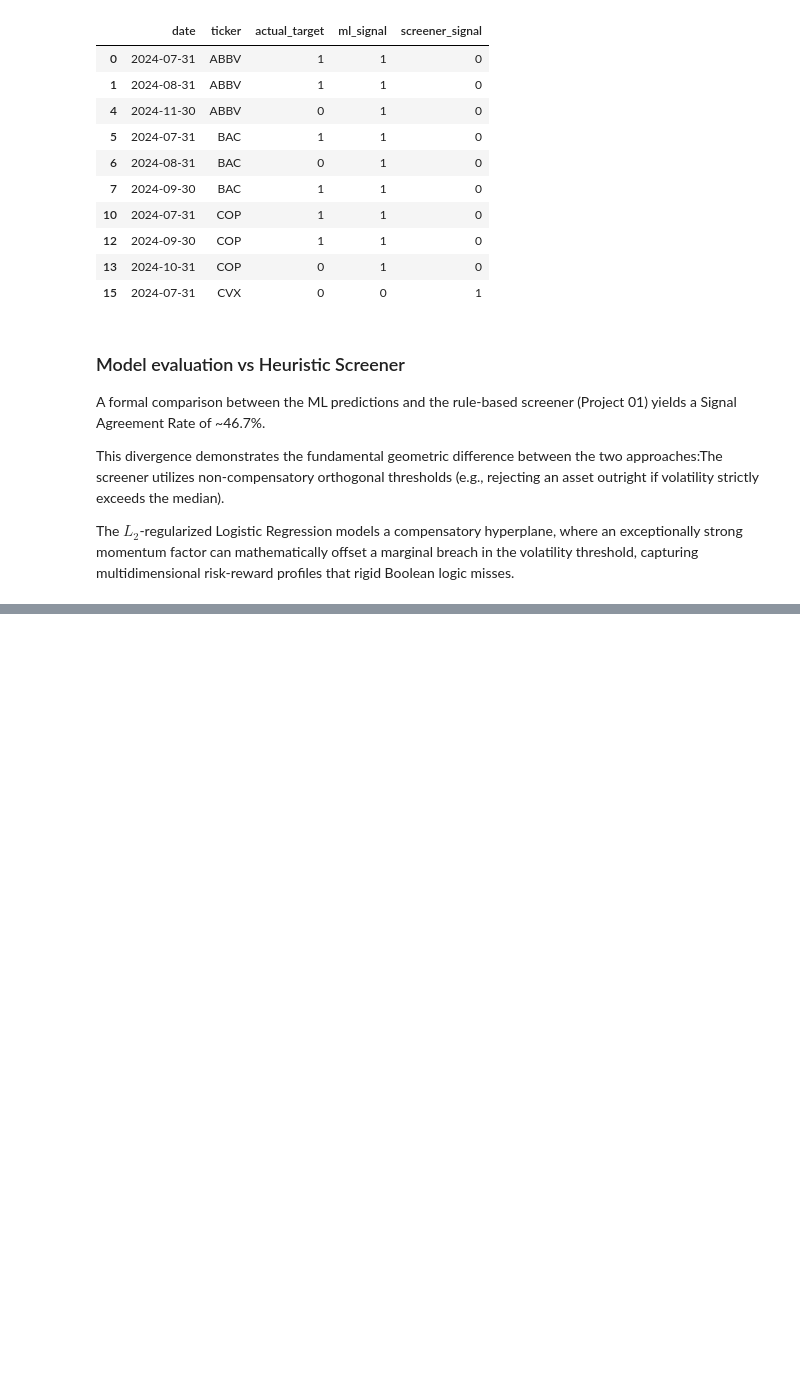
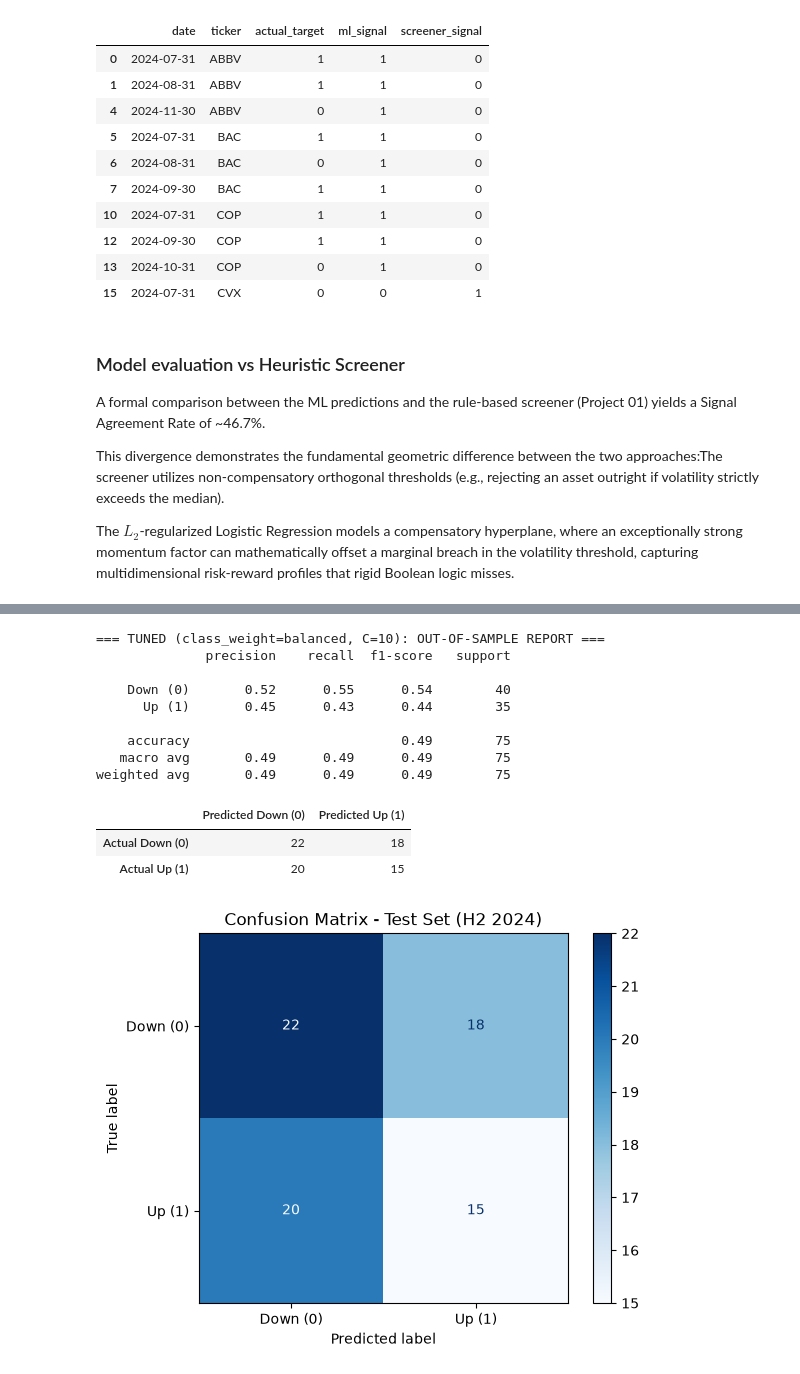
Before and after one commit to niccolo-milano/portfolio-quant-ds, a Jupyter notebook: project02-return-classifier/01_return_classifier.ipynb, the cells around one changed output, grey strips where cells are left out. Drawn from its saved outputs; the diff is of its cells as text; code cells hidden in the pictures; blank space fills up the shorter version.

Commit message:
feat(ml): implement walk-forward CV, L2 tuning and defensive evaluation for Project 02

```diff
--- a/project02-return-classifier/01_return_classifier.ipynb
+++ b/project02-return-classifier/01_return_classifier.ipynb
@@ -92,7 +95,14 @@ preprocessor = ColumnTransformer(
 pipeline = Pipeline(
     steps=[
         ('preprocessor', preprocessor),
-        ('classifier', LogisticRegression())
+        ('classifier', LogisticRegression(
+            l1_ratio=0,          # Ridge regularization to handle collinearity post one-hot (same as penalty='l2')
+            C=1.0,               # Inverse regularization strength
+            solver='lbfgs',      # Quasi-Newton optimization algorithm
+            max_iter=1000,       # Guarantees convergence on scaled features
+            random_state=42      # Strict numerical reproducibility
+            )
+        )
     ]
 )
 # Pipeline fit
@@ -181,0 +194,13 @@ The $L_2$-regularized Logistic Regression models a compensatory hyperplane, wher
+# %%
+def panel_walk_forward_split(dates, n_splits=4, test_size_months= 3):
+    unique_dates = np.unique(dates)
+    n_total = len(unique_dates)
+    for i in reversed(range(n_splits)):
+        test_start = n_total - test_size_months * (i + 1)
+        test_end = n_total - test_size_months * i
+
+        test_fold = unique_dates[test_start:test_end]
+        train_fold = unique_dates[:test_start]
+        train_indices = np.where(np.isin(dates, train_fold))[0]
+        test_indices = np.where(np.isin(dates, test_fold))[0]
+        yield train_indices, test_indices
@@ -181,0 +296,35 @@ The $L_2$-regularized Logistic Regression models a compensatory hyperplane, wher
+# %%
+tuned_preds = grid_search.predict(X_test)
+
+# Output display
+print("=== TUNED (class_weight=balanced, C=10): OUT-OF-SAMPLE REPORT ===")
+print(classification_report(y_test, tuned_preds, target_names=['Down (0)', 'Up (1)']))
+
+# Confusion Matrix
+cm_tuned = confusion_matrix(y_test, tuned_preds)
+cm_tuned_df = pd.DataFrame(
+    cm_tuned,
+    index=['Actual Down (0)', 'Actual Up (1)'],
+    columns=['Predicted Down (0)', 'Predicted Up (1)']
+)
+display(cm_tuned_df)
+
+# Graphical visualization
+disp_tuned = ConfusionMatrixDisplay(confusion_matrix=cm_tuned, display_labels=['Down (0)', 'Up (1)'])
+disp_tuned.plot(cmap='Blues')
+plt.title("Confusion Matrix - Test Set (H2 2024)")
+plt.show()
+# %% [output]
+=== TUNED (class_weight=balanced, C=10): OUT-OF-SAMPLE REPORT ===
+              precision    recall  f1-score   support
+
+    Down (0)       0.52      0.55      0.54        40
+      Up (1)       0.45      0.43      0.44        35
+
+    accuracy                           0.49        75
+   macro avg       0.49      0.49      0.49        75
+weighted avg       0.49      0.49      0.49        75
+|  | Predicted Down (0) | Predicted Up (1) |
+| Actual Down (0) | 22 | 18 |
+| Actual Up (1) | 20 | 15 |
+[figure, added]
```
Also changed, not shown: parts of 9 cells of this notebook, 1 other file.
